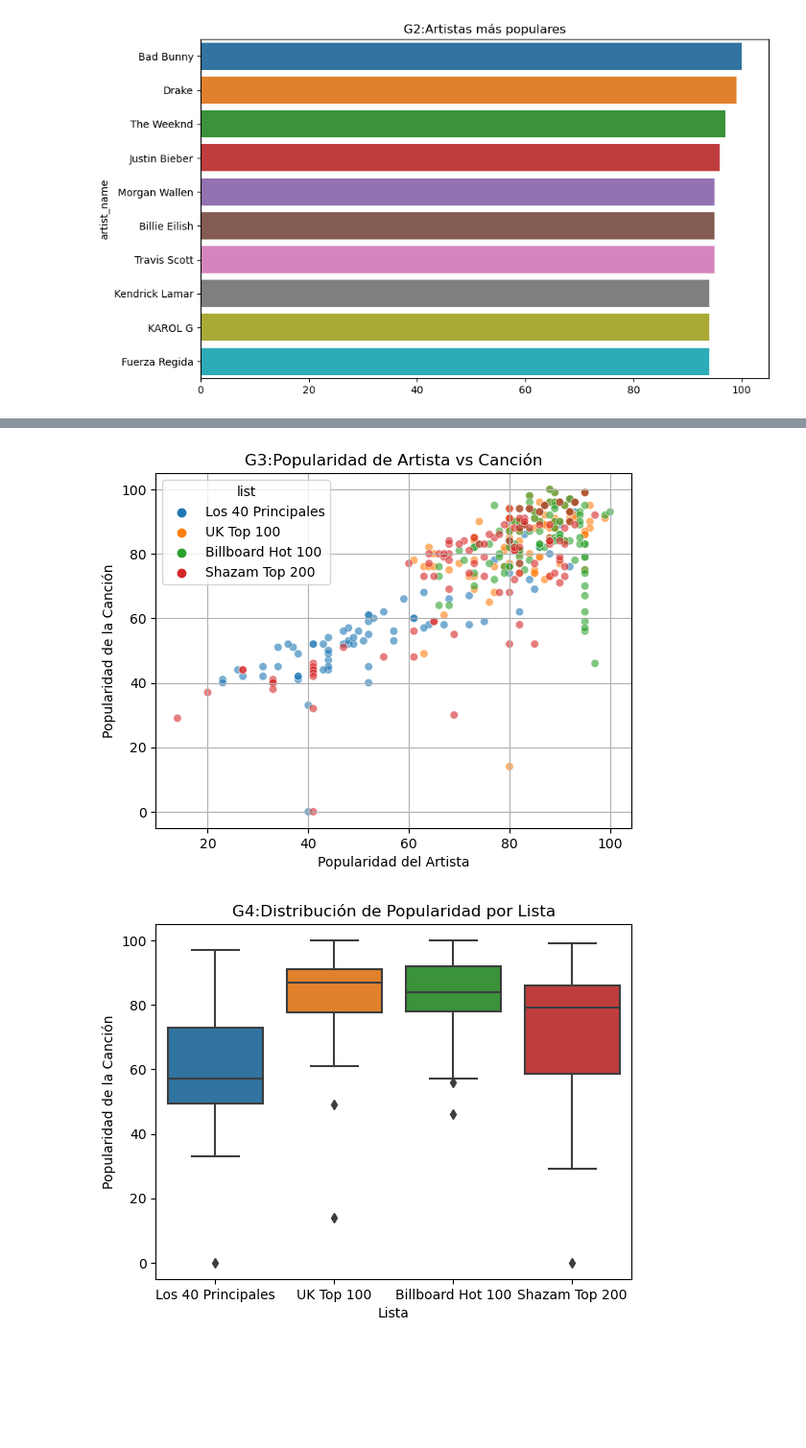
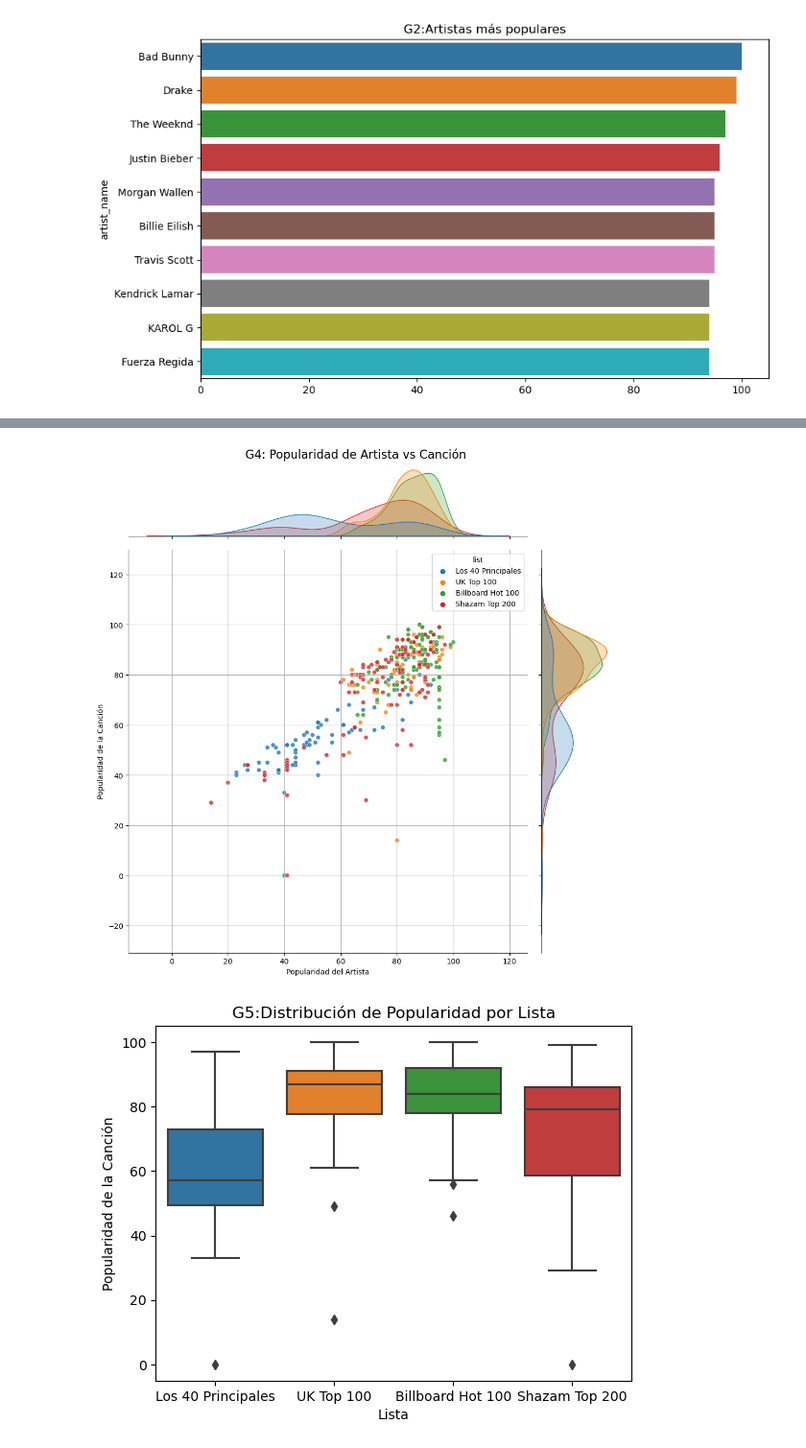
Before and after one commit to ElbaLopeSan/proyecto_inicial_DAI03RT, a Jupyter notebook: Visualization.ipynb, the cells around one changed output, grey strips where cells are left out. Shown at 96% size. Drawn from its saved outputs; the diff is of its cells as text; code cells hidden in the pictures; blank space fills up the shorter version.

```diff
--- a/Visualization.ipynb
+++ b/Visualization.ipynb
@@ -73,10 +84,11 @@ plt.show()
 # %%
 # Popularidad del artista vs. Popularidad de la canción
-sns.scatterplot(data=df, x="artist_popularity", y="track_popularity", hue="list", alpha=0.6)
-plt.title("G3:Popularidad de Artista vs Canción")
+
+g=sns.jointplot(data=df, x="artist_popularity", y="track_popularity", hue="list", alpha=0.8, height=10)
+g.figure.suptitle("G4: Popularidad de Artista vs Canción", y=1.02, fontsize=16)
 plt.xlabel("Popularidad del Artista")
 plt.ylabel("Popularidad de la Canción")
 plt.grid(True)
 plt.show()
 # %% [output]
-[figure, old version]
+[figure, new version]
```
Also changed, not shown: parts of 27 cells of this notebook.
